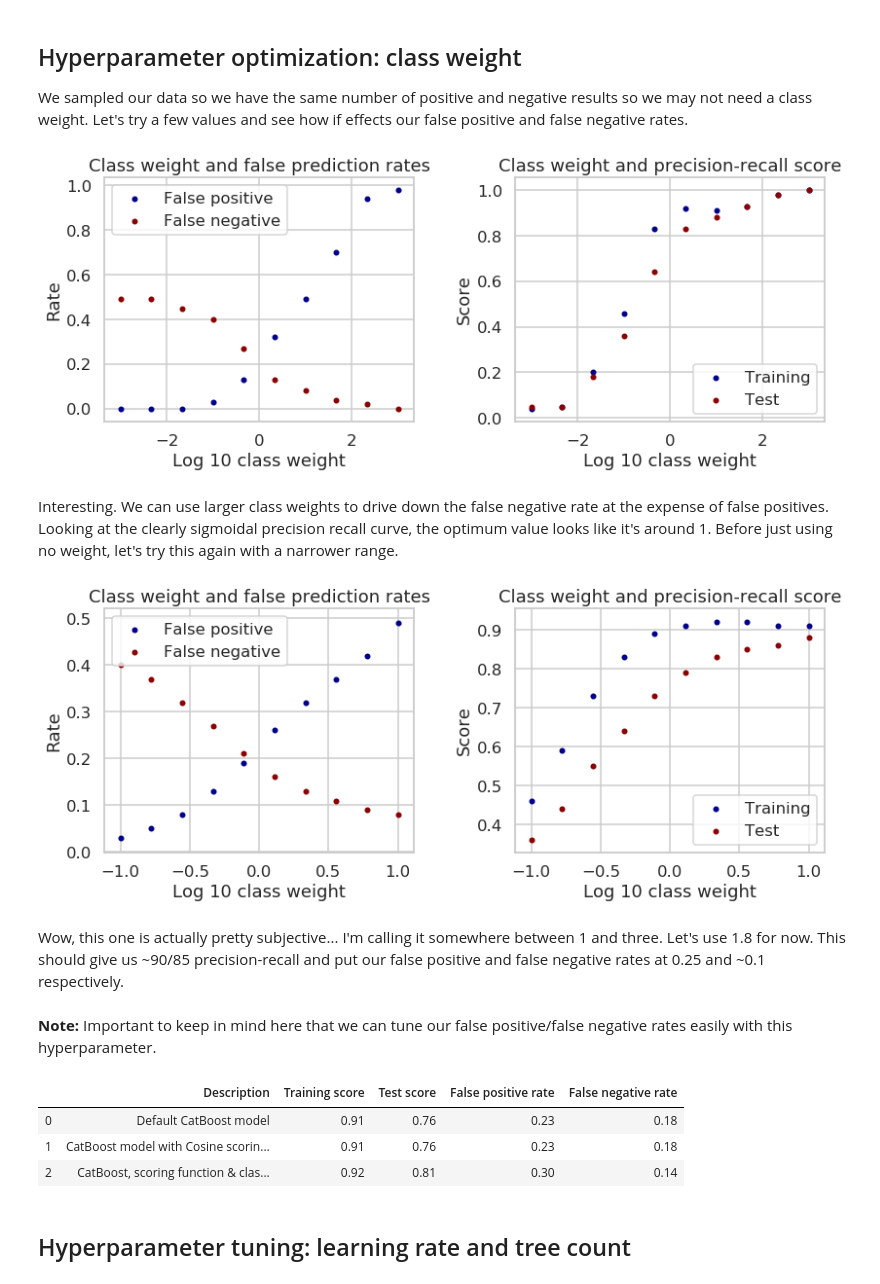
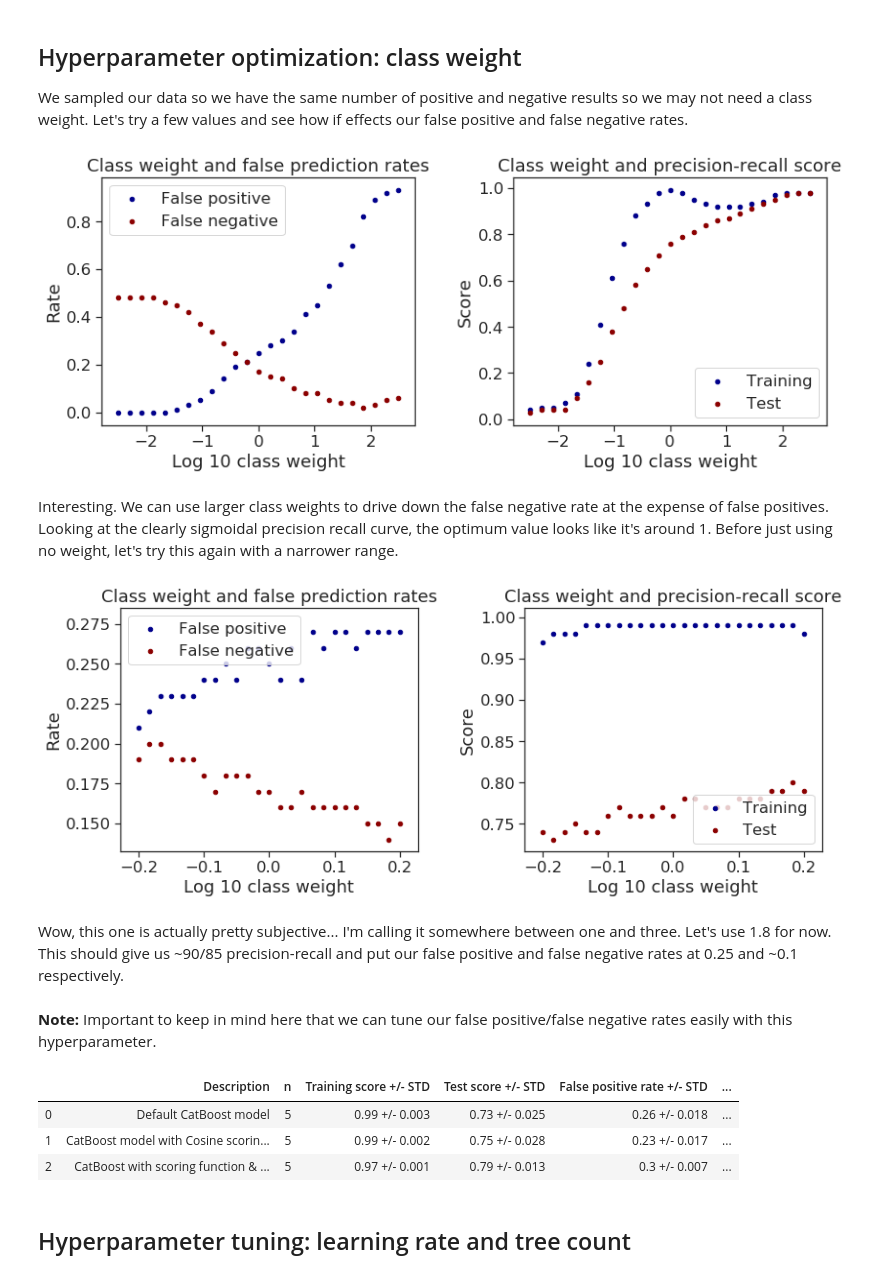
Before and after one commit to aristyogresearch/wildfire, a Jupyter notebook: notebooks/gradient_boosting_model_selection.ipynb, the cells around one changed output. Saved outputs shown, nothing was run; the diff lists cells and outputs as text; code cells hidden in the pictures.

```diff
--- a/notebooks/gradient_boosting_model_selection.ipynb
+++ b/notebooks/gradient_boosting_model_selection.ipynb
@@ -23,7 +23,10 @@ import seaborn as sns
 import random
 import math
 
+from random import randint
 from time import time
+from statistics import mean
+from scipy import stats
 from sklearn.metrics import make_scorer
 from sklearn.metrics import average_precision_score
 from sklearn.metrics import confusion_matrix
@@ -35,5 +38,12 @@ from sklearn.utils.fixes import loguniform
 from IPython.display import display_markdown
 from scipy.interpolate import griddata
 
+from xgboost import XGBClassifier
+from catboost import CatBoostClassifier
+from lightgbm import LGBMClassifier
+from sklearn.ensemble import RandomForestClassifier
+
 %matplotlib inline
+sns.set_style("ticks")
 sns.set_context("notebook", font_scale=1.5, rc={"lines.linewidth": 2.5})
+sns.despine()
@@ -437,10 +573,18 @@ known_params = {
 # %%
+known_params = {
+    'random_state': rand_seed,
+    'thread_count': max_jobs,
+    'score_function': 'Cosine',
+    'silent': True
+}
+
 model_score_history = model_score_history.append(pd.Series([
     'CatBoost model with Cosine scoring function',
-    model_scores.iloc[0]['Training score'],
-    model_scores.iloc[0]['Test score'],
-    model_scores.iloc[0]['False positive rate'],
-    model_scores.iloc[0]['False negative rate'],
+    num_trials,
+    model_scores.iloc[0]['Training score +/- STD'],
+    model_scores.iloc[0]['Test score +/- STD'],
+    model_scores.iloc[0]['False positive rate +/- STD'],
+    model_scores.iloc[0]['False negative rate +/- STD'],
 ], index=model_score_history.columns), ignore_index=True)
 
 model_score_history
@@ -461,0 +597,11 @@ plot_relative_feature_importance(catboost_model, data, x_test, 20)
+# %%
+# Retrain catboost model on new train-test split with new hyperparameters
+sampled_data = sample_data(data_moving_avg, data_sample_size)
+targets = sampled_data['ignition']
+data = sampled_data.drop(['ignition'], axis=1)
+x_train, x_test, y_train, y_test = train_test_split(data.values, targets.values)
+
+catboost_model = CatBoostClassifier(**known_params)
+catboost_model.fit(x_train, y_train)
+
+plot_relative_feature_importance(catboost_model, data, x_test, 20)
@@ -465,7 +613,7 @@ Interesting, some features which were expected to be important are fairly far do
 ## Hyperparameter optimization: class weight
 We sampled our data so we have the same number of positive and negative results so we may not need a class weight. Let's try a few values and see how if effects our false positive and false negative rates.
 # %%
-class_weights = np.logspace(-3, 3, num=10, base=10)
+class_weights = np.logspace(-2.5, 2.5, num=25, base=10)
 
 model_scores = tune_class_weight(
     class_weights,
@@ -477,25 +625,25 @@ model_scores = tune_class_weight(
 
 plot_class_weight_tuning_results(model_scores)
 # %% [output]
-[figure, old version]
+[figure, new version]
 # %% [markdown]
 Interesting. We can use larger class weights to drive down the false negative rate at the expense of false positives. Looking at the clearly sigmoidal precision recall curve, the optimum value looks like it's around 1. Before just using no weight, let's try this again with a narrower range.
 # %%
-class_weights = np.logspace(-1, 1, num=10, base=10)
+class_weights = np.logspace(-0.2, 0.2, num=25, base=10)
 
 model_scores = tune_class_weight(
     class_weights,
     x_train,
     y_train,
     x_test,
     y_test
 )
 
 plot_class_weight_tuning_results(model_scores)
 # %% [output]
-[figure, old version]
+[figure, new version]
 # %% [markdown]
-Wow, this one is actually pretty subjective... I'm calling it somewhere between 1 and three. Let's use 1.8 for now. This should give us ~90/85 precision-recall and put our false positive and false negative rates at 0.25 and ~0.1 respectively.
+Wow, this one is actually pretty subjective... I'm calling it somewhere between one and three. Let's use 1.8 for now. This should give us ~90/85 precision-recall and put our false positive and false negative rates at 0.25 and ~0.1 respectively.
 # %%
 known_params = {
     'random_state': rand_seed,
@@ -521,17 +666,18 @@ model_scores = model_scores.append(pd.Series(['1.78', np.round(training_score,2)
 # %%
 model_score_history = model_score_history.append(pd.Series([
-    'CatBoost, scoring function & class weight',
-    model_scores.iloc[0]['Training score'],
-    model_scores.iloc[0]['Test score'],
-    model_scores.iloc[0]['False positive rate'],
-    model_scores.iloc[0]['False negative rate'],
+    'CatBoost with scoring function & class weight',
+    num_trials,
+    model_scores.iloc[0]['Training score +/- STD'],
+    model_scores.iloc[0]['Test score +/- STD'],
+    model_scores.iloc[0]['False positive rate +/- STD'],
+    model_scores.iloc[0]['False negative rate +/- STD'],
 ], index=model_score_history.columns), ignore_index=True)
 
 model_score_history
 # %% [output]
-|  | Description | Training score | Test score | False positive rate | False negative rate |
-| 0 | Default CatBoost model | 0.91 | 0.76 | 0.23 | 0.18 |
-| 1 | CatBoost model with Cosine scorin... | 0.91 | 0.76 | 0.23 | 0.18 |
-| 2 | CatBoost, scoring function & clas... | 0.92 | 0.81 | 0.30 | 0.14 |
+|  | Description | n | Training score +/- STD | Test score +/- STD | False positive rate +/- STD | ... |
+| 0 | Default CatBoost model | 5 | 0.99 +/- 0.003 | 0.73 +/- 0.025 | 0.26 +/- 0.018 | ... |
+| 1 | CatBoost model with Cosine scorin... | 5 | 0.99 +/- 0.002 | 0.75 +/- 0.028 | 0.23 +/- 0.017 | ... |
+| 2 | CatBoost with scoring function & ... | 5 | 0.97 +/- 0.001 | 0.79 +/- 0.013 | 0.3 +/- 0.007 | ... |
 # %% [markdown]
 ## Hyperparameter tuning: learning rate and tree count
```
Also changed, not shown: parts of 43 cells of this notebook.
